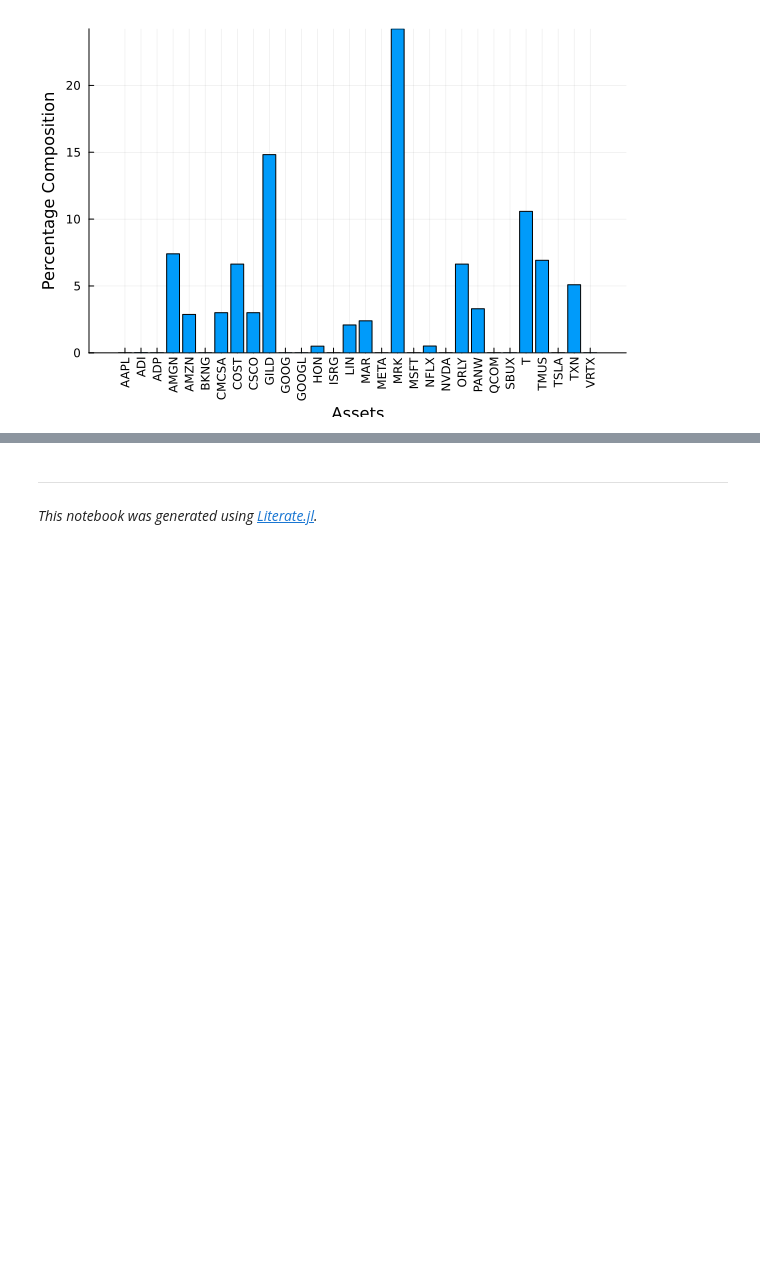
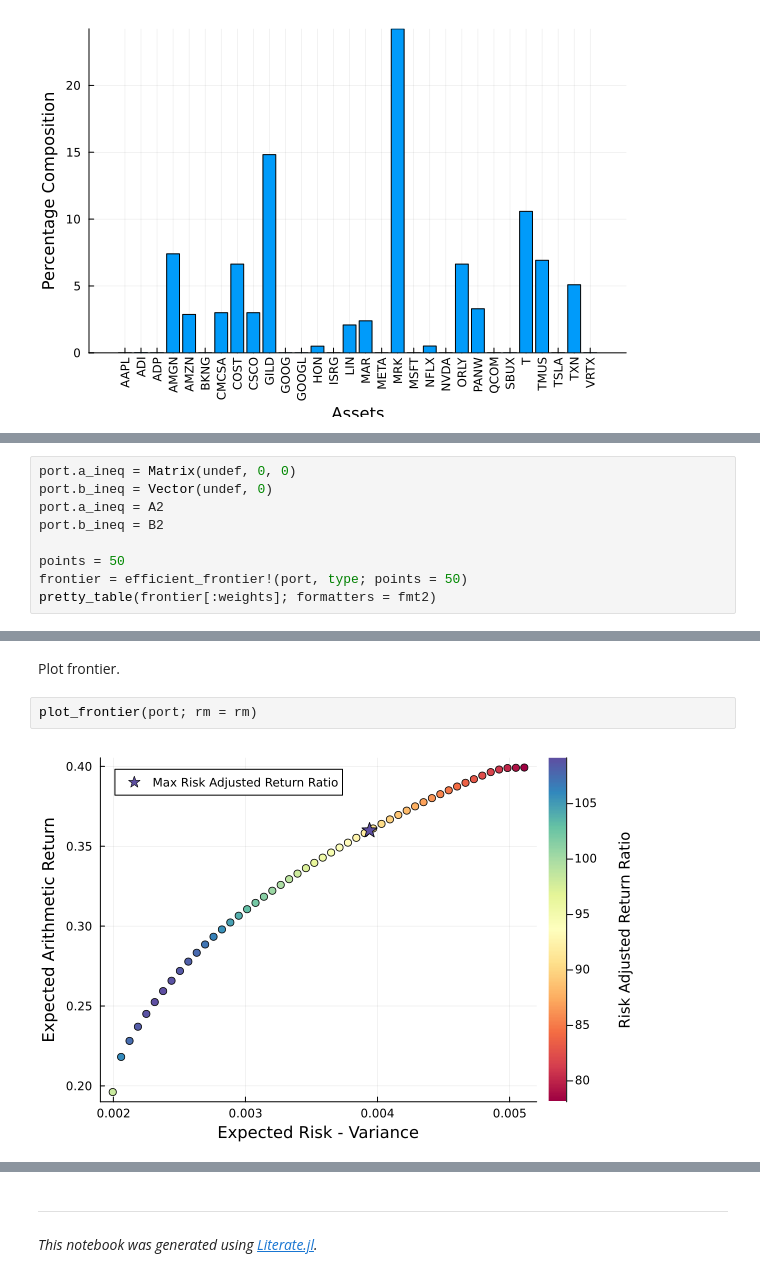
Before and after one commit to dcelisgarza/PortfolioOptimiser.jl, a Jupyter notebook: examples/2_Mean_Risk_Optimisation_Linear_Asset_Weight_Constraints.ipynb, the cells around one changed output, grey strips where cells are left out. Drawn from its saved outputs; the diff is of its cells as text; blank space fills up the shorter version.

```diff
--- a/examples/2_Mean_Risk_Optimisation_Linear_Asset_Weight_Constraints.ipynb
+++ b/examples/2_Mean_Risk_Optimisation_Linear_Asset_Weight_Constraints.ipynb
@@ -499,0 +504,9 @@ plot_bar(port)
+# %%
+port.a_ineq = Matrix(undef, 0, 0)
+port.b_ineq = Vector(undef, 0)
+port.a_ineq = A2
+port.b_ineq = B2
+
+points = 50
+frontier = efficient_frontier!(port, type; points = 50)
+pretty_table(frontier[:weights]; formatters = fmt2)
@@ -499,0 +531,6 @@ plot_bar(port)
+# %% [markdown]
+Plot frontier.
+# %%
+plot_frontier(port; rm = rm)
+# %% [output]
+[figure, added]
```
Also changed, not shown: parts of 7 cells of this notebook, 5 other files.
